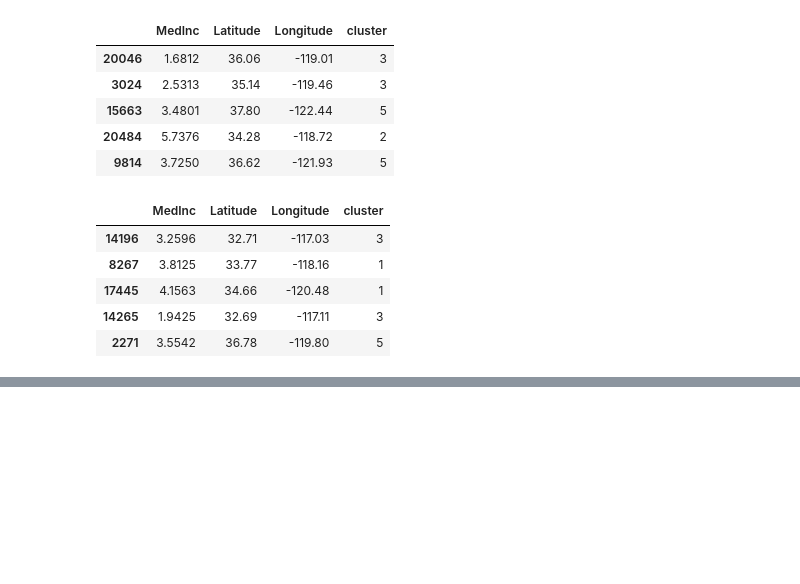
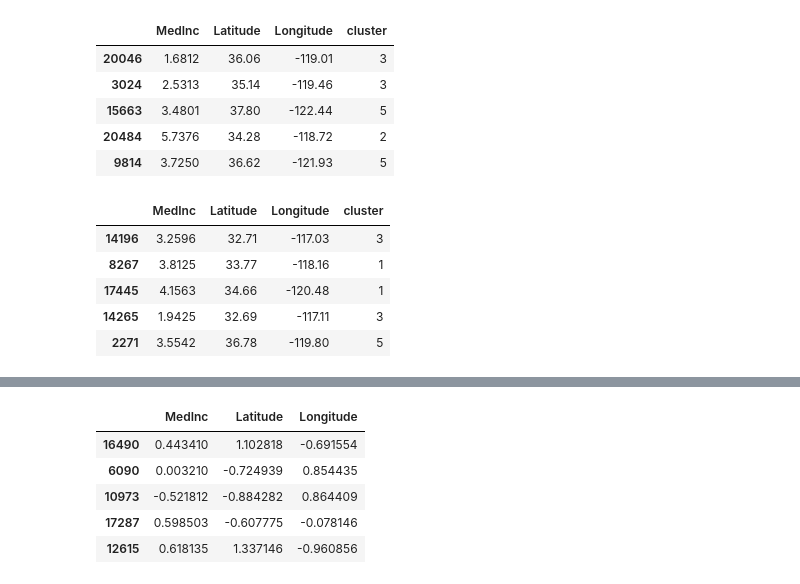
Before and after one commit to emilceinfante/No_Supervisado, a Jupyter notebook: src/explore.ipynb, the cells around one changed output, grey strips where cells are left out. Cells and saved outputs as stored; diff of their text form; code cells hidden in the pictures; blank space fills up the shorter version.

```diff
--- a/src/explore.ipynb
+++ b/src/explore.ipynb
@@ -204,0 +224,20 @@ x_train.head()
+# %%
+from sklearn.preprocessing import StandardScaler
+
+scaler = StandardScaler()
+scaler.fit(X_train)
+
+X_train_norm = scaler.transform(X_train)
+X_train_norm = pd.DataFrame(X_train_norm, index = X_train.index, columns = num_variables)
+
+X_test_norm = scaler.transform(X_test)
+X_test_norm = pd.DataFrame(X_test_norm, index = X_test.index, columns = num_variables)
+
+X_train_norm.head()
+# %% [output]
+|  | MedInc | Latitude | Longitude |
+| 16490 | 0.443410 | 1.102818 | -0.691554 |
+| 6090 | 0.003210 | -0.724939 | 0.854435 |
+| 10973 | -0.521812 | -0.884282 | 0.864409 |
+| 17287 | 0.598503 | -0.607775 | -0.078146 |
+| 12615 | 0.618135 | 1.337146 | -0.960856 |
```
Also changed, not shown: parts of 21 cells of this notebook, 1 other file.
